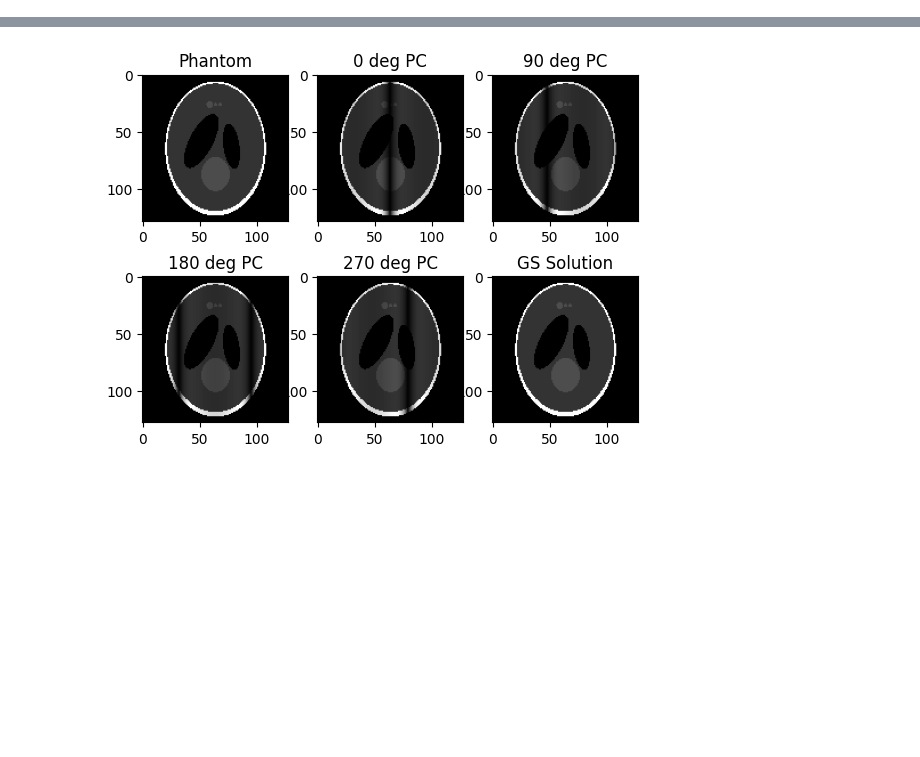
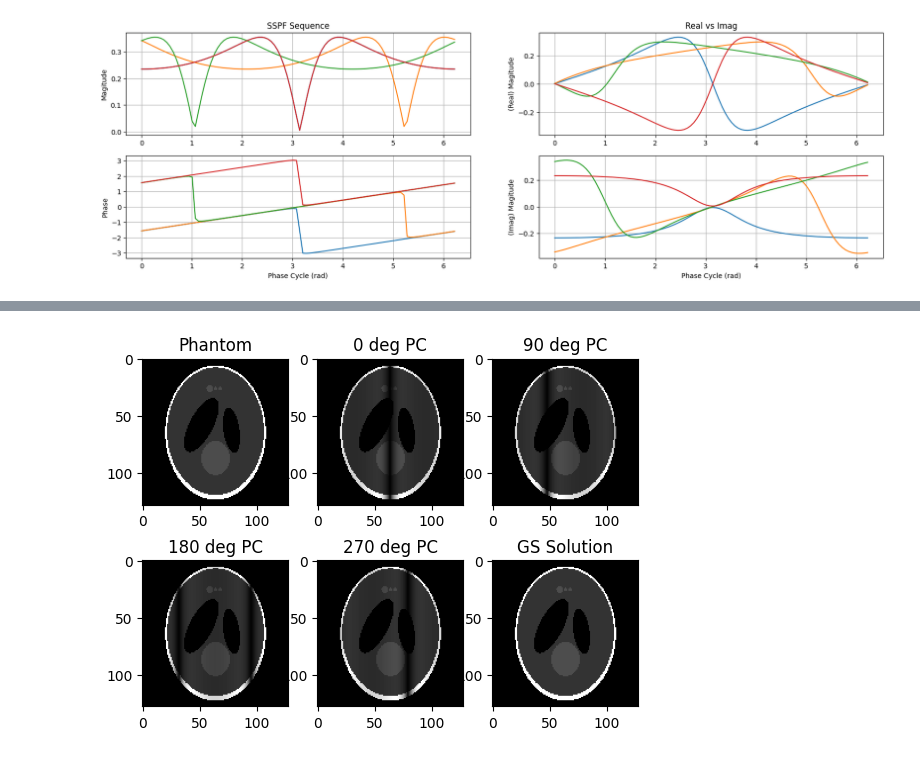
Before and after one commit to michaelmendoza/mssfp, a Jupyter notebook: notebooks/1_sspf_simulations.ipynb, the cells around one changed output, grey strips where cells are left out. Cells and saved outputs as stored; diff of their text form; code cells hidden in the pictures; blank space fills up the shorter version.

```diff
--- a/notebooks/1_sspf_simulations.ipynb
+++ b/notebooks/1_sspf_simulations.ipynb
@@ -55,3 +57,45 @@ ssfp_1d_example()
+# %%
+def ssfp_1d_example():
+    npcs = 100
+    T1, T2 = 1, .5
+    TR, alpha = 3e-3, np.deg2rad(30)
+    TE = TR / 2.0
+    BetaMax = np.pi
+    beta = np.linspace(-BetaMax, BetaMax, 4)
+    f = beta / TR / (2 * np.pi)
+    pcs = np.linspace(0, 2 * math.pi, npcs, endpoint=False)
+    M = ssfp(T1, T2, TR, TE, alpha, f0=f, dphi=pcs).T
+
+    plt.figure(figsize=(20,6))
+    plt.subplot(221)
+    plt.plot(pcs, np.absolute(M))
+    plt.ylabel('Magitude')
+    plt.title('SSPF Sequence')
+    plt.grid(True)
+
+    plt.subplot(223)
+    plt.plot(pcs, np.angle(M))
+    plt.xlabel('Phase Cycle (rad)')
+    plt.ylabel('Phase')
+    plt.grid(True)
+
+    plt.subplot(222)
+    plt.plot(pcs, M.real)
+    plt.title('Real vs Imag')
+    plt.ylabel('(Real) Magitude')
+
+    plt.grid(True)
+
+    plt.subplot(224)
+    plt.plot(pcs, M.imag)
+    plt.ylabel('(Imag) Magitude')
+    plt.xlabel('Phase Cycle (rad)')
+    plt.grid(True)
+    plt.show()
+
+ssfp_1d_example()
+# %% [output]
+[figure, added]
 # %%
 def ssfp_complex_example():
     npcs = 4
```
Also changed, not shown: parts of 3 cells of this notebook, 5 other files.
